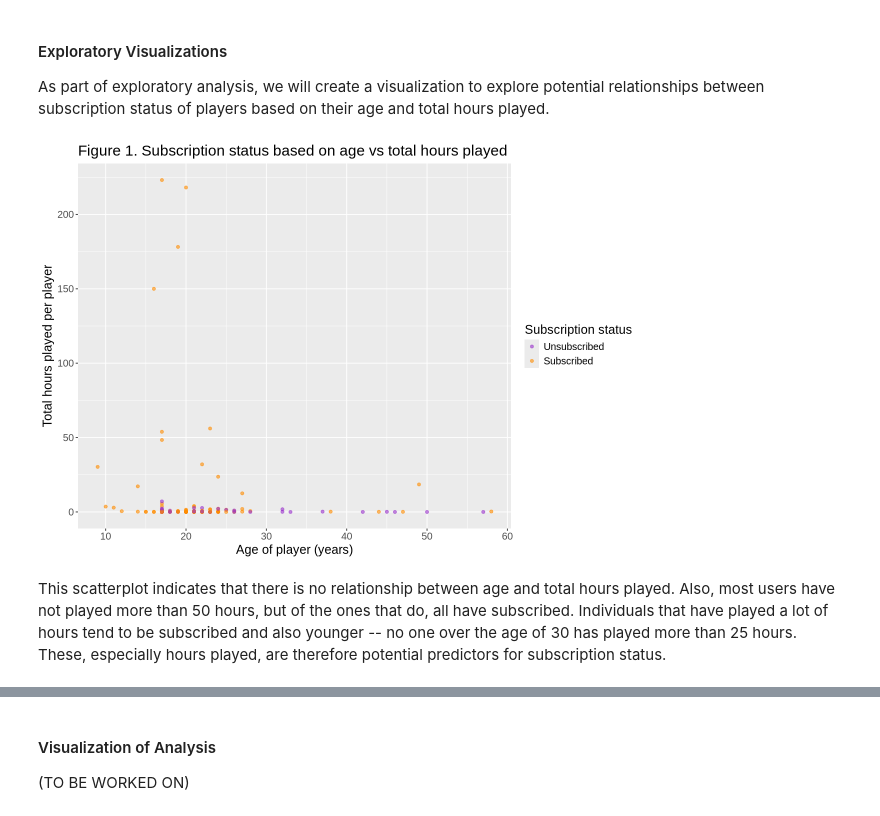
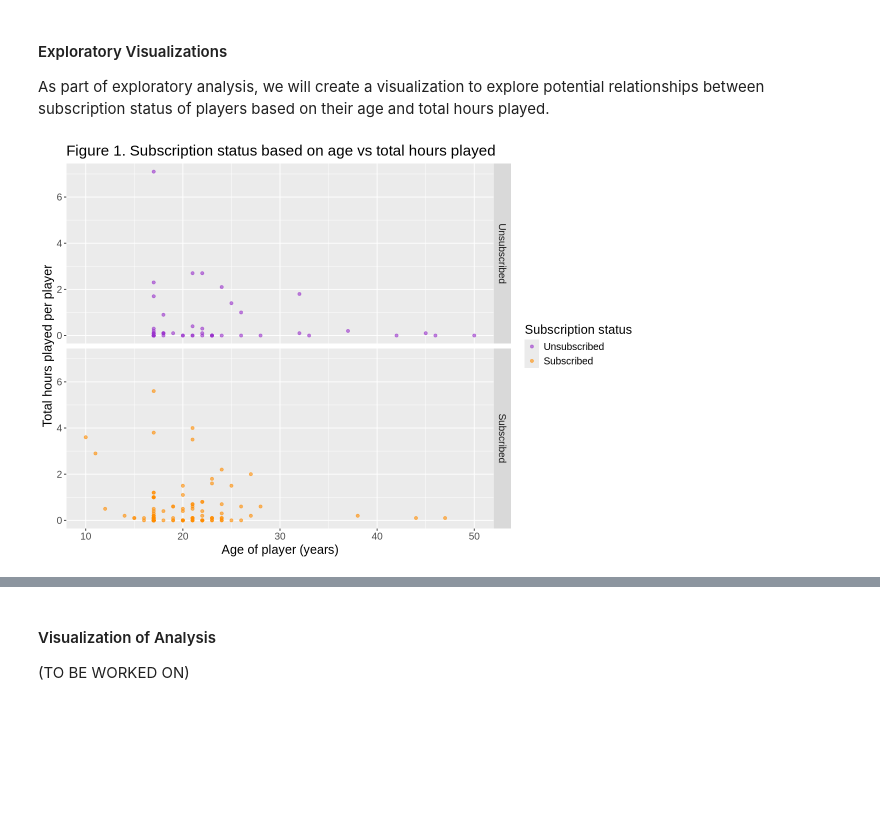
Before and after one commit to katelynteng/group_2_final_project, a Jupyter notebook: group_2_final_project.ipynb, the cells around one changed output, grey strips where cells are left out. Drawn from its saved outputs; the diff is of its cells as text; code cells hidden in the pictures; blank space fills up the shorter version.

```diff
--- a/group_2_final_project.ipynb
+++ b/group_2_final_project.ipynb
@@ -159,17 +176,17 @@ As part of exploratory analysis, we will create a visualization to explore poten
 # %%
 options(repr.plot.width = 10)
 
 age_vs_played_hours <- players_data |>
+    filter(played_hours <= 10 & Age <= 50)|> #Eliminate the influence of outliers
     ggplot(aes(x = Age, y = played_hours, color = subscribe)) +
     geom_point(alpha = 0.6) +
     labs(x = "Age of player (years)",
          y = "Total hours played per player",
          title = "Figure 1. Subscription status based on age vs total hours played",
          color = "Subscription status") +
     scale_color_manual(values = c("Unsubscribed" = "darkorchid", "Subscribed" = "darkorange")) +
-    theme(text = element_text(size = 15))
+    theme(text = element_text(size = 15))+
+    facet_grid(rows=vars(subscribe)) #Split into two subgraphs by subscription status
 age_vs_played_hours
 # %% [output]
-[figure, old version]
+[figure, new version]
-# %% [markdown]
-This scatterplot indicates that there is no relationship between age and total hours played. Also, most users have not played more than 50 hours, but of the ones that do, all have subscribed. Individuals that have played a lot of hours tend to be subscribed and also younger -- no one over the age of 30 has played more than 25 hours. These, especially hours played, are therefore potential predictors for subscription status.
```
Also changed, not shown: parts of 13 cells of this notebook.
